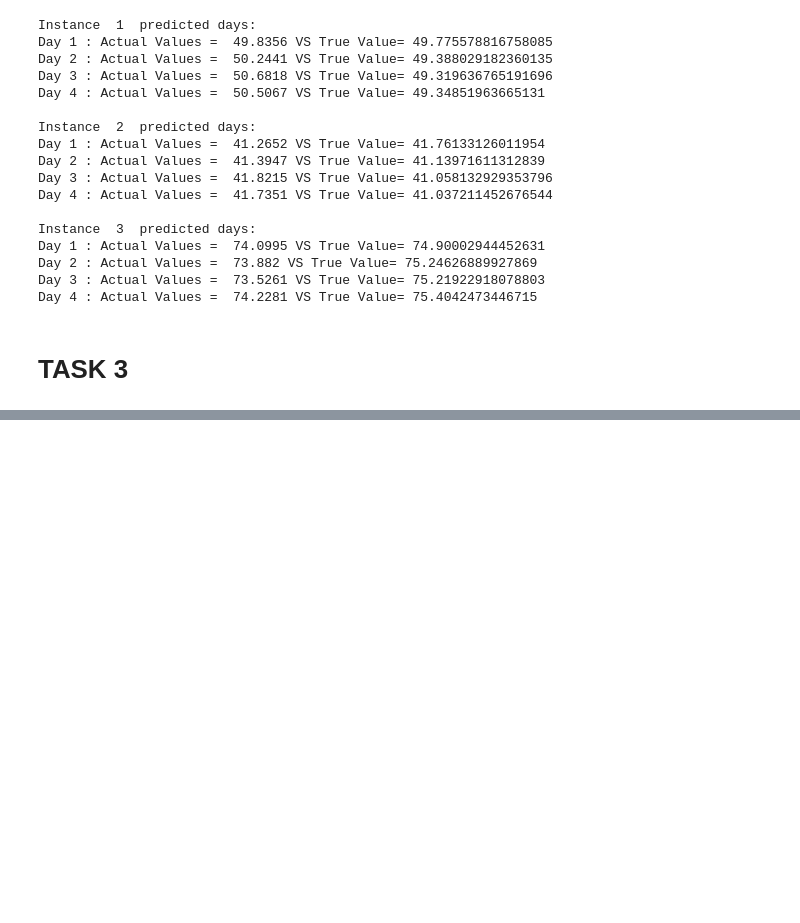
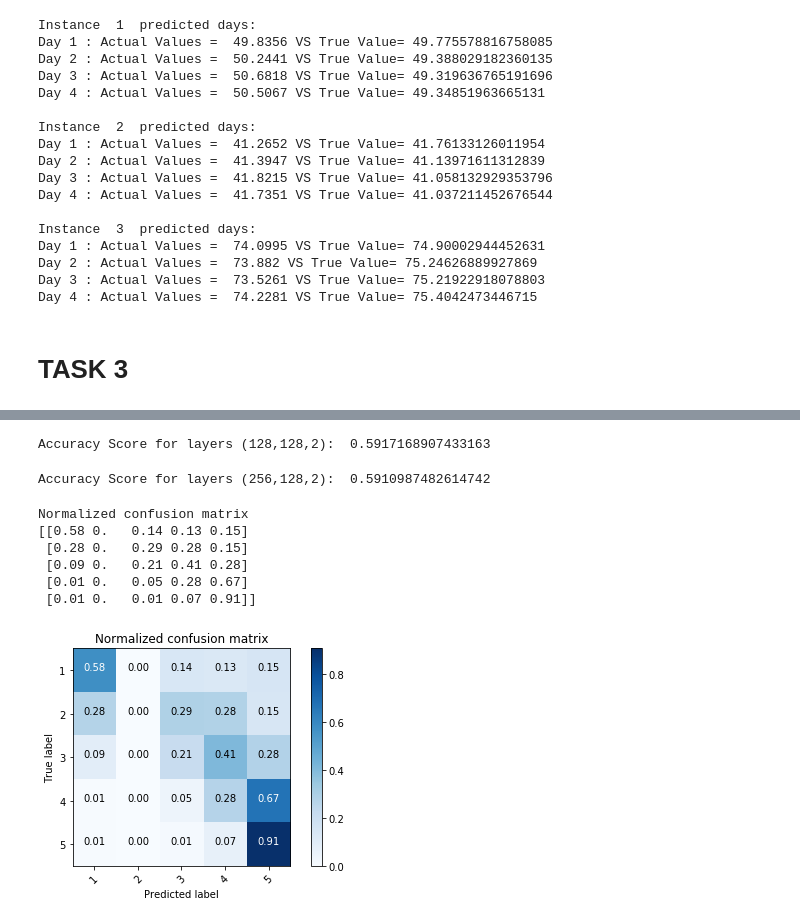
Before and after one commit to markarsanious/ML_Project1, a Jupyter notebook: Predictor.ipynb, the cells around one changed output, grey strips where cells are left out. Cells and saved outputs as stored; diff of their text form; code cells hidden in the pictures; blank space fills up the shorter version.

```diff
--- a/Predictor.ipynb
+++ b/Predictor.ipynb
@@ -305,7 +311,7 @@ X_test_transformed = tfidf_vectorizer.transform(X_test)
 # %%
 #Define a classifier with alpha value for requarization with early stopping option to stop before increase of validation error
 #Hidden layers of sizes (128,2)
-classifier = MLPClassifier(hidden_layer_sizes=(128,2) ,alpha=0.001, validation_fraction=0.25, max_iter=50000,
+classifier = MLPClassifier(hidden_layer_sizes=(128,2) ,alpha=0.0001, validation_fraction=0.25, max_iter=30000,
                            activation='tanh', solver='adam', early_stopping=True)
 classifier.fit(X_train_transformed, Y_train)
 predictions_128 = classifier.predict(X_test_transformed)
@@ -324,0 +355,22 @@ print("Accuracy Score for layers (512,2): ", accuracy_512)
+# %%
+#Define a classifier with alpha value for requarization with early stopping option to stop before increase of validation error
+#Hidden layers of sizes (128,128,2)
+classifier = MLPClassifier(hidden_layer_sizes=(128,128,2) ,alpha=0.0001, validation_fraction=0.25, max_iter=30000,
+                           activation='tanh', solver='adam', early_stopping=True)
+classifier.fit(X_train_transformed, Y_train)
+predictions_128_128 = classifier.predict(X_test_transformed)
+accuracy_128_128 = accuracy_score(Y_test, predictions_128_128)
+print("Accuracy Score for layers (128,128,2): ", accuracy_128_128)
+# %% [output]
+Accuracy Score for layers (128,128,2):  0.5917168907433163
+# %%
+#Define a classifier with alpha value for requarization with early stopping option to stop before increase of validation error
+#Hidden layers of sizes (256,128,2)
+classifier = MLPClassifier(hidden_layer_sizes=(256,128,2) ,alpha=0.0001, validation_fraction=0.25, max_iter=30000,
+                           activation='tanh', solver='adam', early_stopping=True)
+classifier.fit(X_train_transformed, Y_train)
+predictions_256_128 = classifier.predict(X_test_transformed)
+accuracy_256_128 = accuracy_score(Y_test, predictions_256_128)
+print("Accuracy Score for layers (256,128,2): ", accuracy_256_128)
+# %% [output]
+Accuracy Score for layers (256,128,2):  0.5910987482614742
@@ -324,0 +381,50 @@ print("Accuracy Score for layers (512,2): ", accuracy_512)
+# %%
+#we plot the normalized confusion matrix for the best architecture
+
+def plot_confusion_matrix(cm, classes, normalize=False, title='Confusion matrix', cmap=plt.cm.Blues):
+    if normalize:
+        cm = cm.astype('float') / cm.sum(axis=1)[:, np.newaxis]
+        print("Normalized confusion matrix")
+    else:
+        print('Confusion matrix, without normalization')
+
+    print(cm)
+
+    plt.imshow(cm, interpolation='nearest', cmap=cmap)
+    plt.title(title)
+    plt.colorbar()
+    tick_marks = np.arange(len(classes))
+    plt.xticks(tick_marks, classes, rotation=45)
+    plt.yticks(tick_marks, classes)
+
+    fmt = '.2f' if normalize else 'd'
+    thresh = cm.max() / 2.
+    for i, j in itertools.product(range(cm.shape[0]), range(cm.shape[1])):
+        plt.text(j, i, format(cm[i, j], fmt),
+                 horizontalalignment="center",
+                 color="white" if cm[i, j] > thresh else "black")
+
+    plt.ylabel('True label')
+    plt.xlabel('Predicted label')
+    plt.tight_layout()
+# %%
+import itertools
+from sklearn.metrics import confusion_matrix
+
+# Compute confusion matrix
+confusion_matrix = confusion_matrix(Y_test, predictions_128)
+np.set_printoptions(precision=2)
+class_names = sorted(list(reviews_dataset.overall.unique()))
+# Plot normalized confusion matrix
+plt.figure()
+plot_confusion_matrix(confusion_matrix, classes=class_names, normalize=True, title='Normalized confusion matrix')
+
+plt.show()
+# %% [output]
+Normalized confusion matrix
+[[0.58 0.   0.14 0.13 0.15]
+ [0.28 0.   0.29 0.28 0.15]
+ [0.09 0.   0.21 0.41 0.28]
+ [0.01 0.   0.05 0.28 0.67]
+ [0.01 0.   0.01 0.07 0.91]]
+[figure, added]
```
Also changed, not shown: parts of 12 cells of this notebook.
